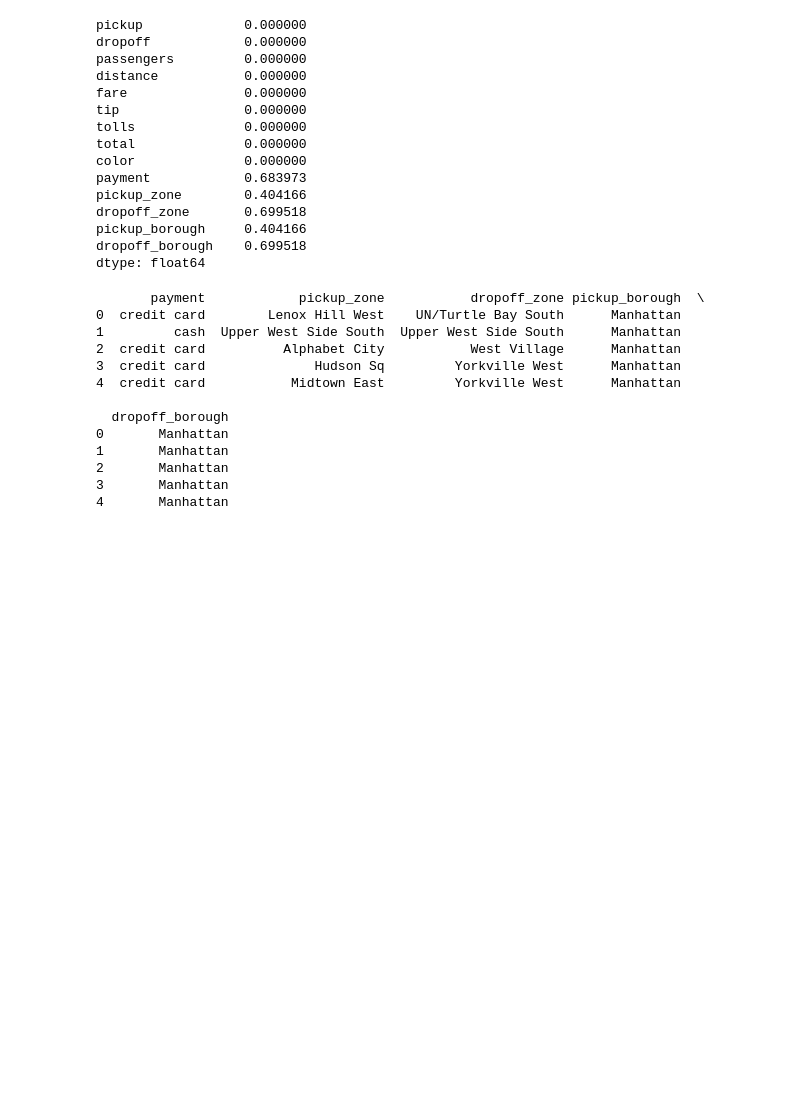
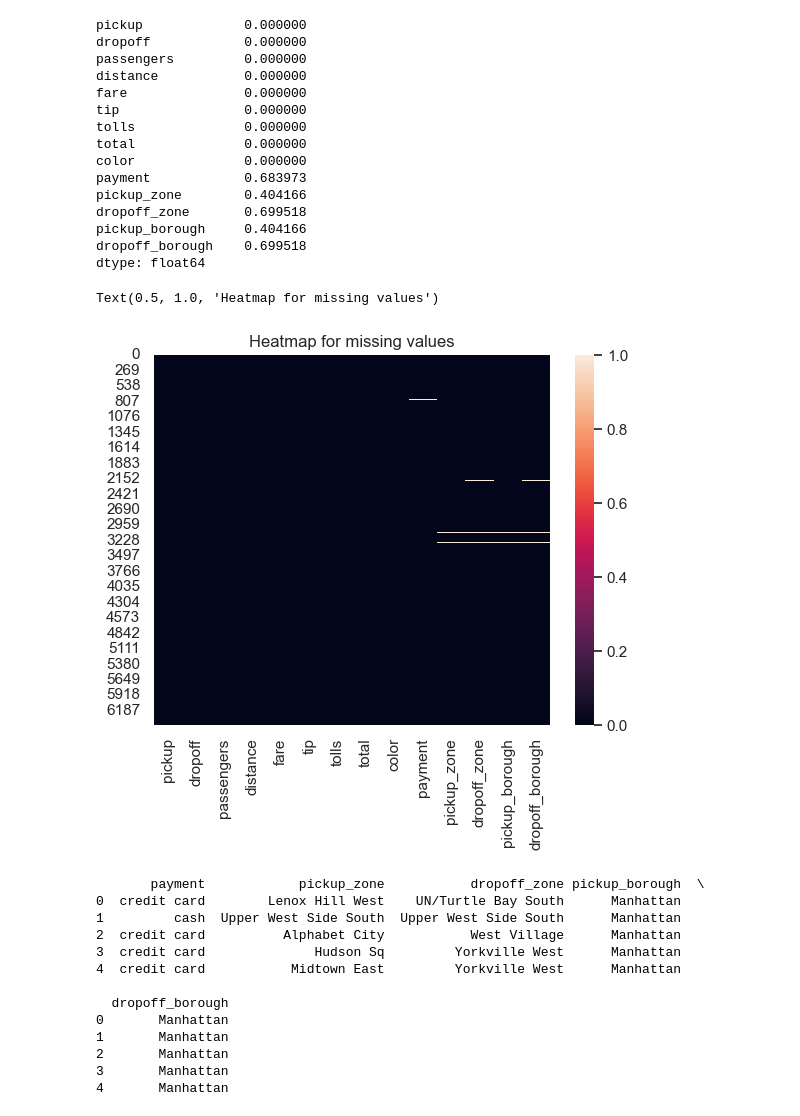
Before and after one commit to Asad15-tech/Alyz.code, a Jupyter notebook: Machine Learning/12_ml.ipynb, the cells around one changed output. Drawn from its saved outputs; the diff is of its cells as text; code cells hidden in the pictures; blank space fills up the shorter version.

```diff
--- a/Machine Learning/12_ml.ipynb
+++ b/Machine Learning/12_ml.ipynb
@@ -84,6 +97,13 @@ dropoff_zone       0.699518
 pickup_borough     0.404166
 dropoff_borough    0.699518
 dtype: float64
+# %%
+# Making a Heatmap for checking missing values in our dataset.
+sns.heatmap(df.isnull())
+plt.title("Heatmap for missing values")
+# %% [output]
+Text(0.5, 1.0, 'Heatmap for missing values')
+[figure, added]
 # %%
 print(df[["payment","pickup_zone","dropoff_zone","pickup_borough","dropoff_borough"]].head())
 # %% [output]
```
Also changed, not shown: parts of 9 cells of this notebook, 2 other files.
